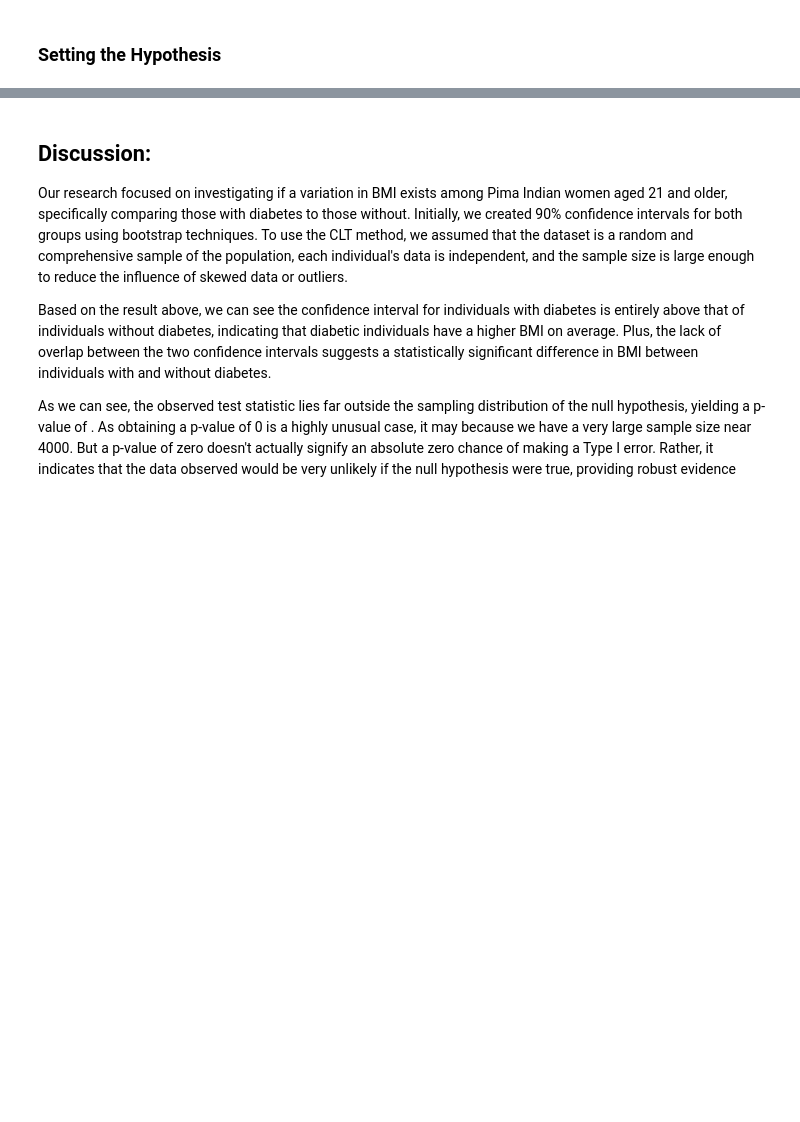
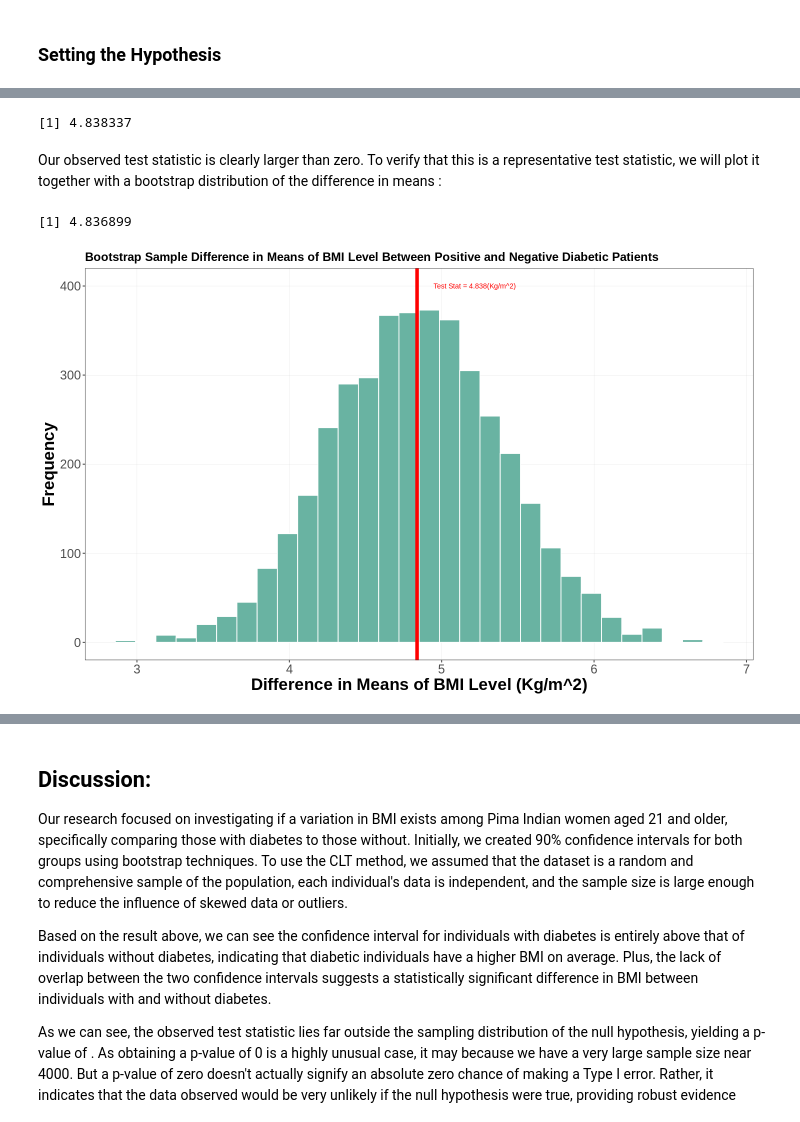
Before and after one commit to yoonha315/Project-Summary, a Jupyter notebook: Impact of BMI on Diabetes_Statistical Analysis.ipynb, the cells around one changed output, grey strips where cells are left out. Cells and saved outputs as stored; diff of their text form; code cells hidden in the pictures; blank space fills up the shorter version.

```diff
--- a/Impact of BMI on Diabetes_Statistical Analysis.ipynb
+++ b/Impact of BMI on Diabetes_Statistical Analysis.ipynb
@@ -322,0 +589,47 @@ interact with BMI concerning diabetes. For instance, is there an interaction eff
+# %%
+obs_test_stat = mean(diabetes_positive$BMI) - mean(diabetes_negative$BMI)
+obs_test_stat
+# %% [output]
+[1] 4.838337
+# %% [markdown]
+Our observed test statistic is clearly larger than zero. To verify that this is a representative test statistic, we will plot it together with a bootstrap distribution of the difference in means :
+# %%
+set.seed(1234)
+
+samp_dist_diff_means <-
+diabetes_data %>%
+specify(formula = BMI ~ Outcome) %>%
+generate(type = "bootstrap", reps = 4000) %>%
+calculate(stat = "diff in means", order = c("Positive", "Negative"))
+
+mean_diff_means <- mean(samp_dist_diff_means$stat)
+mean_diff_means
+# %% [output]
+[1] 4.836899
+# %%
+diff_means_bootstrap_dist_visual <- samp_dist_diff_means %>%
+ggplot(aes(x = stat)) +
+geom_histogram(bins = 30, fill = "#69b3a2", color = "white") +
+theme_bw() +
+labs(
+x = "Difference in Means of BMI Level (Kg/m^2)",
+y = "Frequency",
+title = "Bootstrap Sample Difference in Means of BMI Level Between Positive and Negative Diabetic Patients"
+) + geom_vline(xintercept = obs_test_stat,
+size = 2,
+colour = "red") +
+annotate("text", x = obs_test_stat, y = 400, label = "Test Stat = 4.838(Kg/m^2)", colour = "red", size = 3, hjust = -0.2) +
+theme(
+text = element_text(size = 18),
+axis.title = element_text(size = 20, face = "bold"),
+title = element_text(size = 12, face = "bold"),
+plot.background = element_rect(fill = "white"),
+panel.grid.major = element_line(size = 0.1, linetype = 'solid', colour = "lightgray"),
+panel.grid.minor = element_blank(),
+axis.text = element_text(size = 15)
+)
+
+options(repr.plot.width=12, repr.plot.height=7.5)
+diff_means_bootstrap_dist_visual
+# %% [output]
+[figure, added]
```
Also changed, not shown: parts of 22 cells of this notebook.
